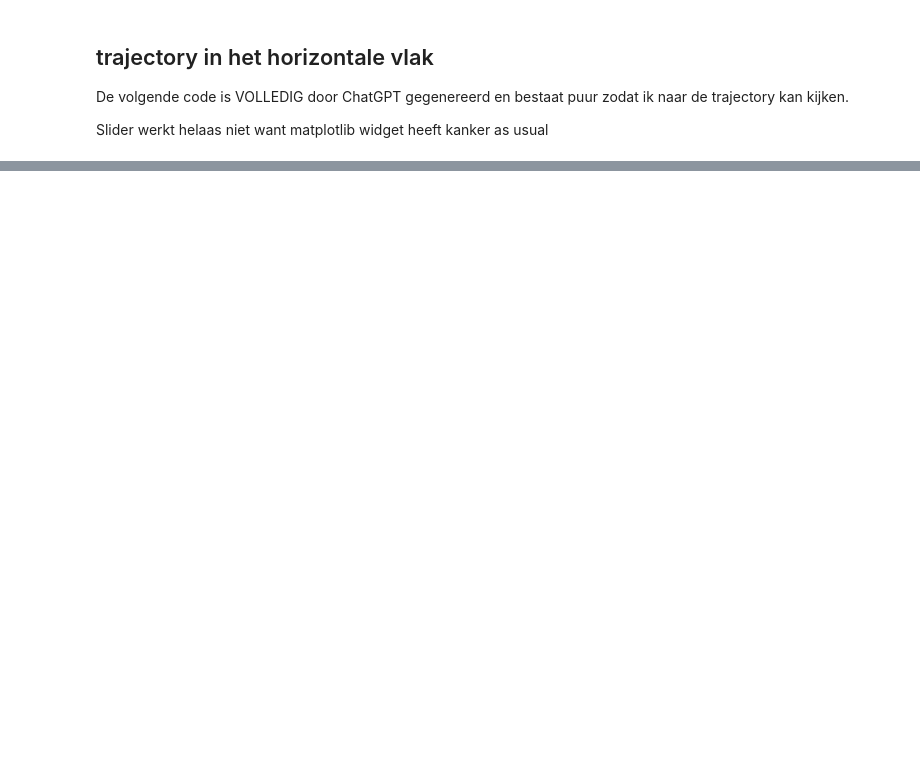
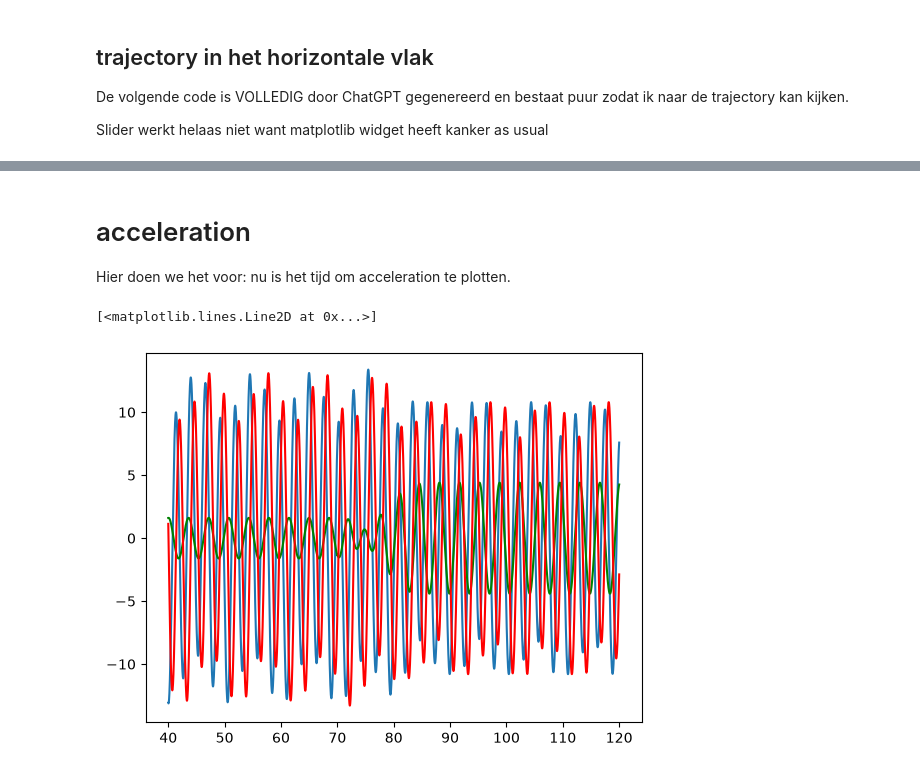
Before and after one commit to Druivenpasta/Drievliet-project, a Jupyter notebook: simulation.ipynb, the cells around one changed output, grey strips where cells are left out. Drawn from its saved outputs; the diff is of its cells as text; code cells hidden in the pictures; blank space fills up the shorter version.

```diff
--- a/simulation.ipynb
+++ b/simulation.ipynb
@@ -131,0 +128,14 @@ plt.show()
+# %% [markdown]
+# acceleration
+Hier doen we het voor: nu is het tijd om acceleration te plotten.
+# %%
+accel_vector = model.model_acceleration(t, *constants, h_0, 0, theta, theta_dot, theta_ddot)
+a_x, a_y, a_z = accel_vector
+
+plt.figure()
+plt.plot(t, a_x)
+plt.plot(t, a_y, 'g')
+plt.plot(t,a_z, 'r')
+# %% [output]
+[<matplotlib.lines.Line2D at 0x...>]
+[figure, added]
```
Also changed, not shown: parts of 5 cells of this notebook, 1 other file.
